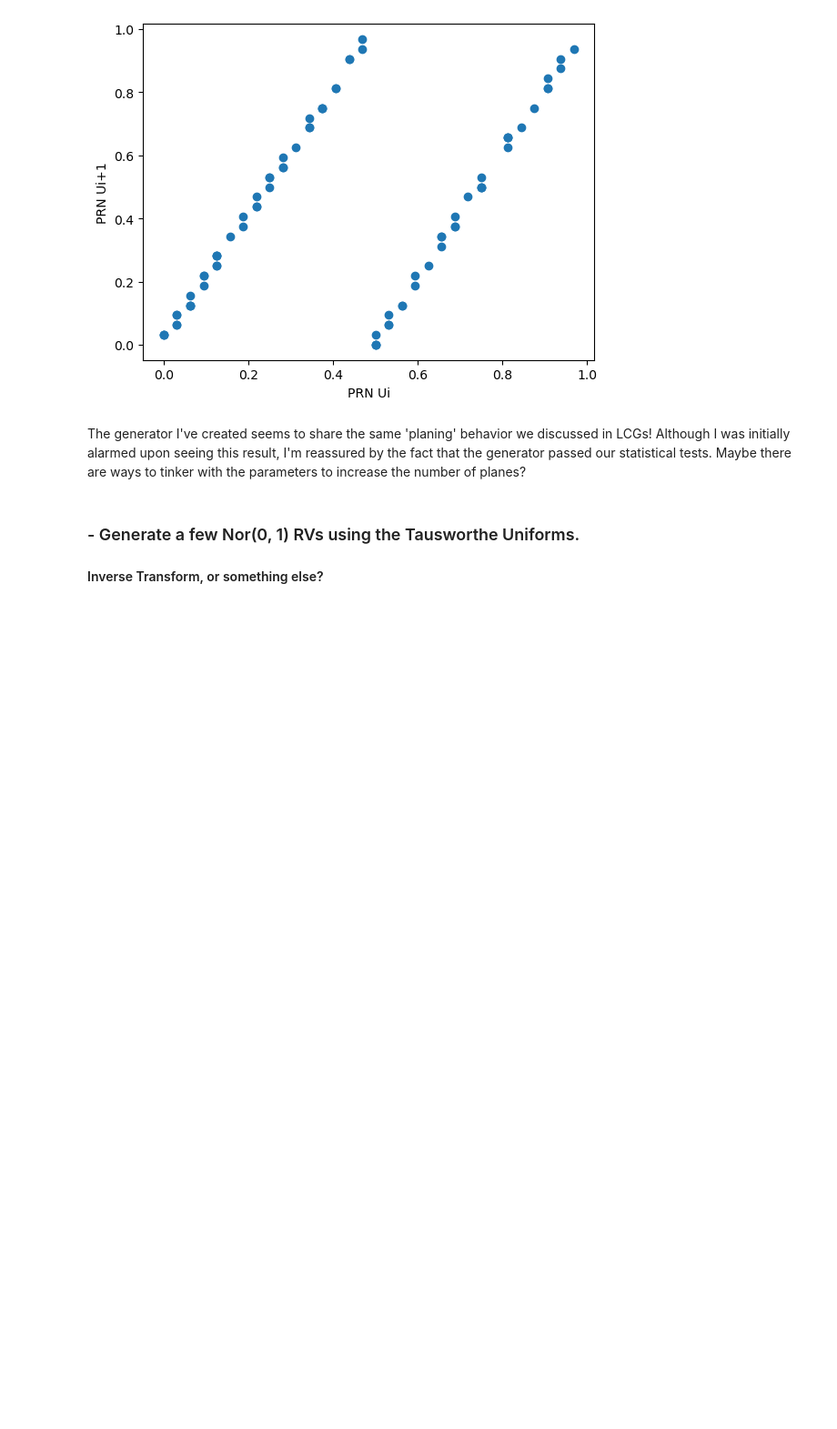
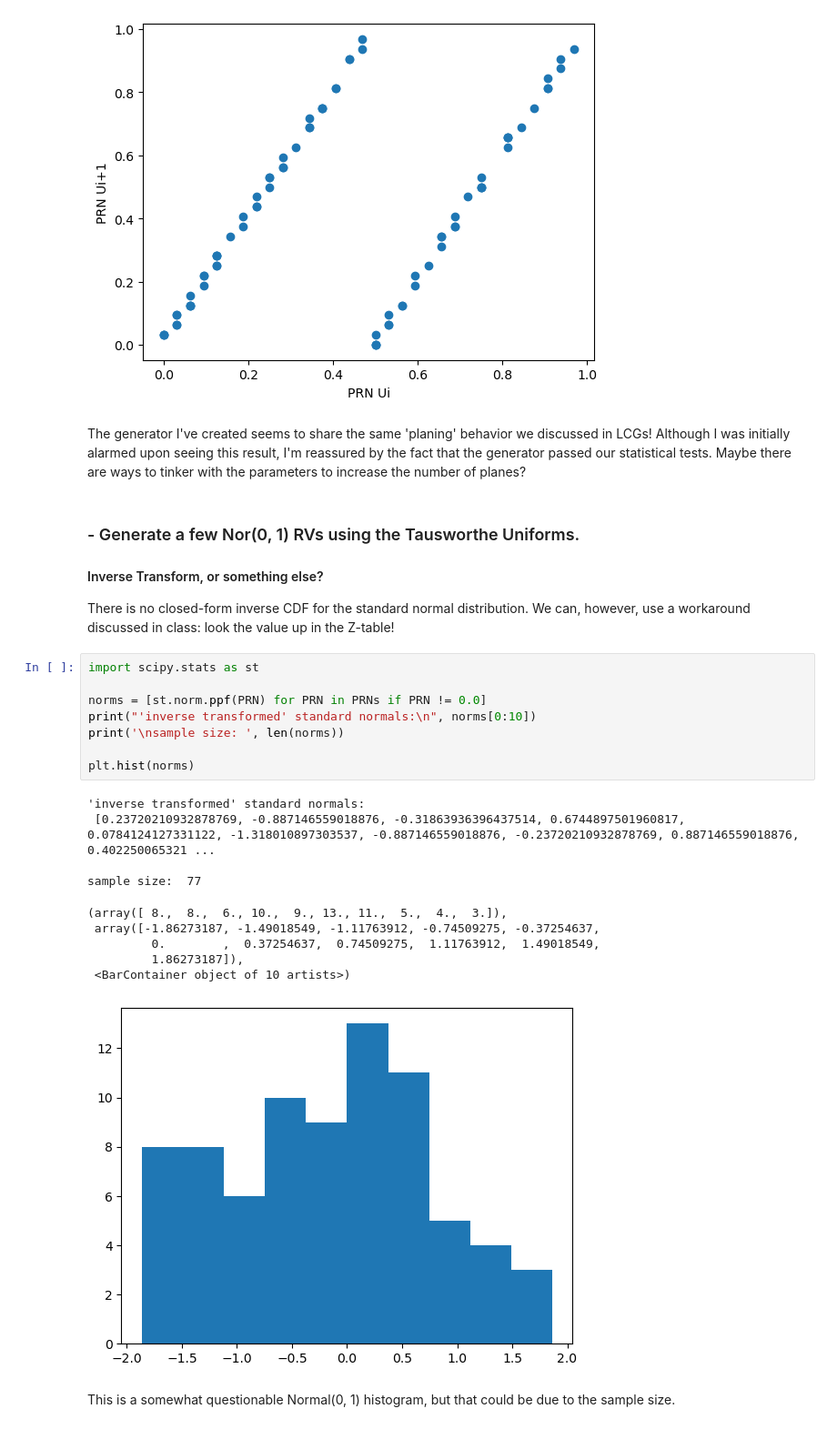
Before and after one commit to ombjmb/isye-6644-tausworthe, a Jupyter notebook: 6644_tausworthe_project_script.ipynb, the cells around one changed output. Shown at 91% size. Cells and saved outputs as stored; diff of their text form; blank space fills up the shorter version.

Commit message:
Generate Normal(0, 1) random variable  based on the PRNs; plot a histogram

```diff
--- a/6644_tausworthe_project_script.ipynb
+++ b/6644_tausworthe_project_script.ipynb
@@ -161,3 +161,25 @@ The generator I've created seems to share the same 'planing' behavior we discuss
 # %% [markdown]
 ### - Generate a few Nor(0, 1) RVs using the Tausworthe Uniforms.
 #### Inverse Transform, or something else?
+There is no closed-form inverse CDF for the standard normal distribution. We can, however, use a workaround discussed in class: look the value up in the Z-table!
+# %%
+import scipy.stats as st
+
+norms = [st.norm.ppf(PRN) for PRN in PRNs if PRN != 0.0]
+print("'inverse transformed' standard normals:\n", norms[0:10])
+print('\nsample size: ', len(norms))
+
+plt.hist(norms)
+# %% [output]
+'inverse transformed' standard normals:
+ [0.23720210932878769, -0.887146559018876, -0.31863936396437514, 0.6744897501960817, 0.0784124127331122, -1.318010897303537, -0.887146559018876, -0.23720210932878769, 0.887146559018876, 0.402250065321 ...
+
+sample size:  77
+(array([ 8.,  8.,  6., 10.,  9., 13., 11.,  5.,  4.,  3.]),
+ array([-1.86273187, -1.49018549, -1.11763912, -0.74509275, -0.37254637,
+         0.        ,  0.37254637,  0.74509275,  1.11763912,  1.49018549,
+         1.86273187]),
+ <BarContainer object of 10 artists>)
+[figure, added]
+# %% [markdown]
+This is a somewhat questionable Normal(0, 1) histogram, but that could be due to the sample size.
```
